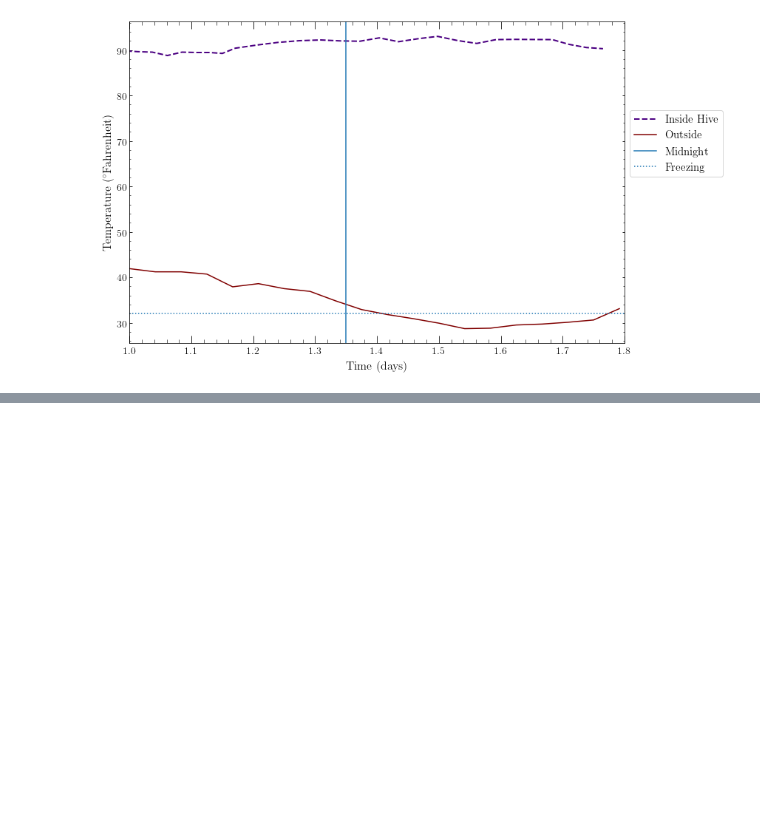
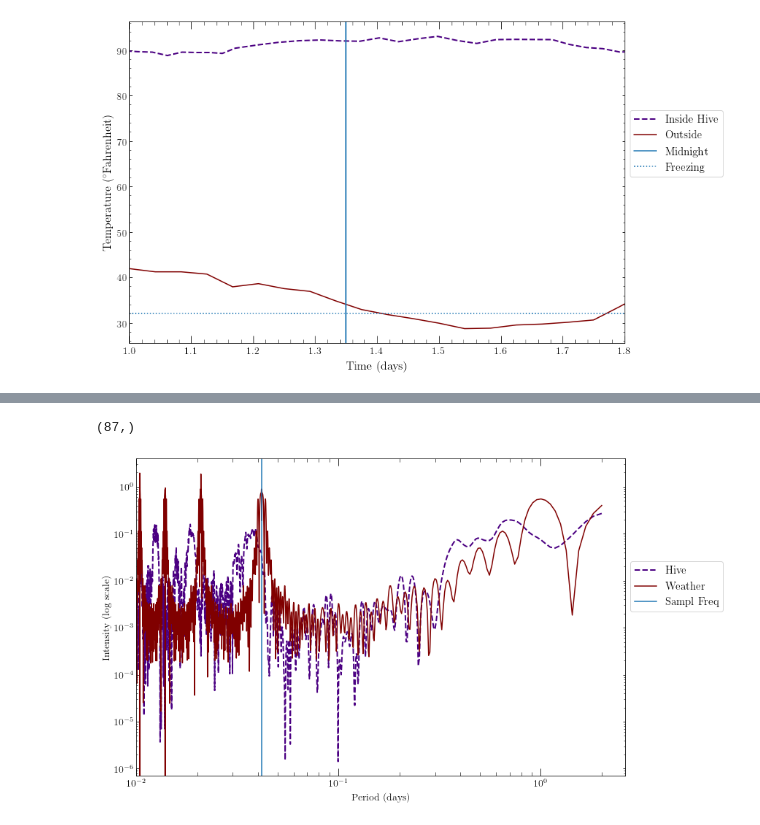
Before and after one commit to kcdage/BeeCityApiary, a Jupyter notebook: BeeCityApiary.ipynb, the cells around one changed output, grey strips where cells are left out. Saved outputs shown, nothing was run; the diff lists cells and outputs as text; code cells hidden in the pictures; blank space fills up the shorter version.

Commit message:
with bad LS and newer data

```diff
--- a/BeeCityApiary.ipynb
+++ b/BeeCityApiary.ipynb
@@ -18,8 +17,8 @@ from scipy.optimize import curve_fit
 import pandas
 from astropy.time import Time
 # %%
-df = pandas.read_csv('SaraHive_combined_readings_2020-05-09T140910.959Z.csv')
-dfw = pandas.read_csv('SaraHive_weather_2020-05-09T140913.876Z.csv')
+df = pandas.read_csv('data.csv')
+dfw = pandas.read_csv('weather.csv')
 # %%
 len(dfw['Local_TimeStamp'])
 # %% [output]
@@ -41,6 +40,9 @@ def switchtimefmt(intimes=dfw['Local_TimeStamp']):
 # %%
 newtimes=switchtimefmt()
 newtimes_data=switchtimefmt(intimes=df['Local_TimeStamp'])
+
+data_t_days=newtimes_data-newtimes_data[0]
+weather_t_days=newtimes-newtimes[0]
 # %%
 t_cel=(df['Temperature']-32.0)*(5.0/9.0)
 w_cel=(dfw['Temperature']-32.0)*(5.0/9.0)
@@ -110,0 +91,33 @@ fftFreq = np.fft.fftfreq(len(signalPSD))
+# %%
+print data_t_days.shape
+
+##need to sample appropriately!
+# %% [output]
+(87,)
+# %%
+vFreqs=np.linspace(0.5, 100, 2000)
+vPowers=LombScargle(data_t_days, df['Temperature']).power(vFreqs)
+vPowers_h=LombScargle(data_t_days, df['Humidity']).power(vFreqs)
+
+vPowers_t_w=LombScargle(weather_t_days, dfw['Temperature']).power(vFreqs)
+# %%
+plt.figure(figsize=(12,8))
+
+plt.loglog(1.0/vFreqs, vPowers,'--', linewidth=2,color='indigo', label='Hive')
+plt.loglog(1.0/vFreqs, vPowers_t_w,  color='maroon',label='Weather')
+
+plt.axvline(x=0.0416, label='Sampl Freq (1 hour)')
+
+plt.legend(bbox_to_anchor=(1, 0.5),loc=3,numpoints=1,fontsize=15)
+
+plt.xlim(0.)
+plt.tick_params(axis='y', which='both',direction='in',right='on', top='on')
+plt.tick_params(axis='x', which='both',direction='in',right='on', top='on')
+plt.minorticks_on()
+plt.tick_params(axis='x', which='major', length=10)        # To set tick size
+plt.tick_params(axis='x', which='minor', length=5)
+plt.xlabel('Period (days)')
+plt.ylabel('Intensity (log scale)')
+plt.savefig('badLS.png', bbox_inches='tight')
+# %% [output]
+[figure, added]
```
Also changed, not shown: parts of 8 cells of this notebook, 7 other files.
